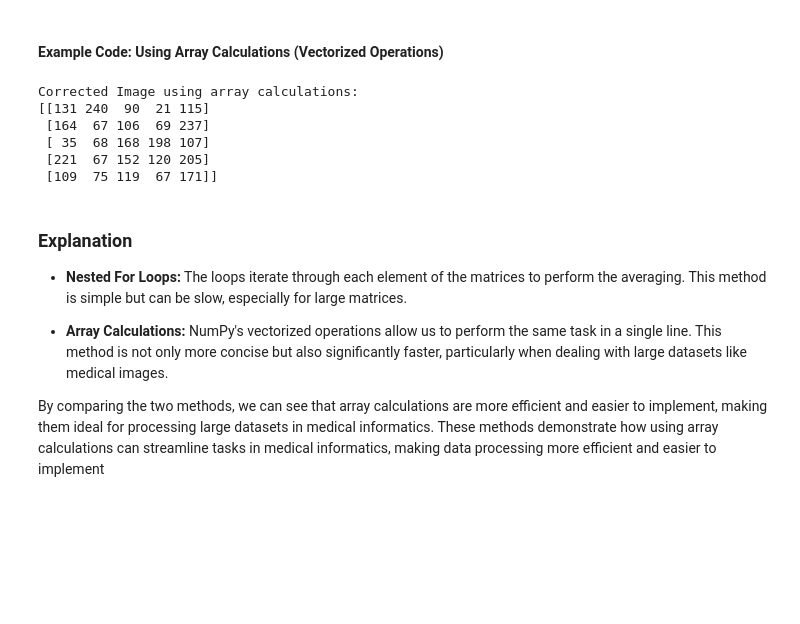
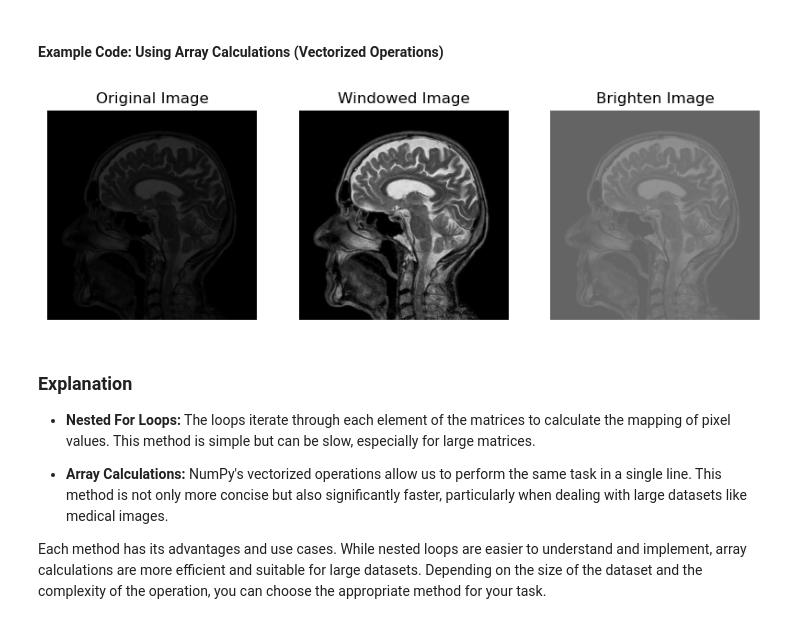
Before and after one commit to stawiskm/pythoncourse, a Jupyter notebook: Coding/Level X (Done)/Py02-arrays.ipynb, the cells around one changed output. Cells and saved outputs as stored; diff of their text form; code cells hidden in the pictures; blank space fills up the shorter version.

```diff
--- a/Coding/Level X (Done)/Py02-arrays.ipynb
+++ b/Coding/Level X (Done)/Py02-arrays.ipynb
@@ -335,23 +367,54 @@ Corrected Image using nested loops:
 # %% [markdown]
 #### Example Code: Using Array Calculations (Vectorized Operations)
-# %%
-# Calculate the corrected image using NumPy's array operations
-corrected_image_vectorized = (X1 + X2) // 2
-
-print("Corrected Image using array calculations:")
-print(corrected_image_vectorized)
-# %% [output]
-Corrected Image using array calculations:
-[[131 240  90  21 115]
- [164  67 106  69 237]
- [ 35  68 168 198 107]
- [221  67 152 120 205]
- [109  75 119  67 171]]
+# %%
+import numpy as np
+from PIL import Image
+import matplotlib.pyplot as plt
+
+# Open the image file
+image = Image.open('../Data/images/dark_mri.jpg')
+
+# Convert the image to a NumPy array
+image = np.array(image)
+
+# Get minimum and maximum pixel values
+min_val = np.min(image)
+max_val = np.max(image)
+
+# Calculate the corrected image using NumPy's array operations
+corrected_image_vectorized = (image - min_val) * (255 / (max_val - min_val))
+
+# Convert the corrected image to uint8 data type
+corrected_image_vectorized = corrected_image_vectorized.astype(np.uint8)
+
+# save the corrected image
+corrected_image_vectorized = Image.fromarray(corrected_image_vectorized, mode='L')
+corrected_image_vectorized.save('../Data/images/mri_corrected_vectorized.jpg')
+
+# Display original and segmented images
+plt.figure(figsize=(10, 5))
+plt.subplot(1, 3, 1)
+plt.imshow(image, cmap='gray', vmin=0, vmax=255)
+plt.title('Original Image')
+plt.axis('off')
+
+plt.subplot(1, 3, 2)
+plt.imshow(corrected_image_vectorized, cmap='gray', vmin=0, vmax=255)
+plt.title('Windowed Image')
+plt.axis('off')
+
+plt.subplot(1, 3, 3)
+plt.imshow(image+100, cmap='gray', vmin=0, vmax=255)
+plt.title('Brighten Image')
+plt.axis('off')
+plt.show()
+# %% [output]
+[figure, added]
 # %% [markdown]
 ### Explanation
 
-- **Nested For Loops:** The loops iterate through each element of the matrices to perform the averaging. This method is simple but can be slow, especially for large matrices.
+- **Nested For Loops:** The loops iterate through each element of the matrices to calculate the mapping of pixel values. This method is simple but can be slow, especially for large matrices.
 
 - **Array Calculations:** NumPy's vectorized operations allow us to perform the same task in a single line. This method is not only more concise but also significantly faster, particularly when dealing with large datasets like medical images.
 
-By comparing the two methods, we can see that array calculations are more efficient and easier to implement, making them ideal for processing large datasets in medical informatics. These methods demonstrate how using array calculations can streamline tasks in medical informatics, making data processing more efficient and easier to implement
+Each method has its advantages and use cases. While nested loops are easier to understand and implement, array calculations are more efficient and suitable for large datasets. Depending on the size of the dataset and the complexity of the operation, you can choose the appropriate method for your task.
```
Also changed, not shown: parts of 7 cells of this notebook, 36 other files.
